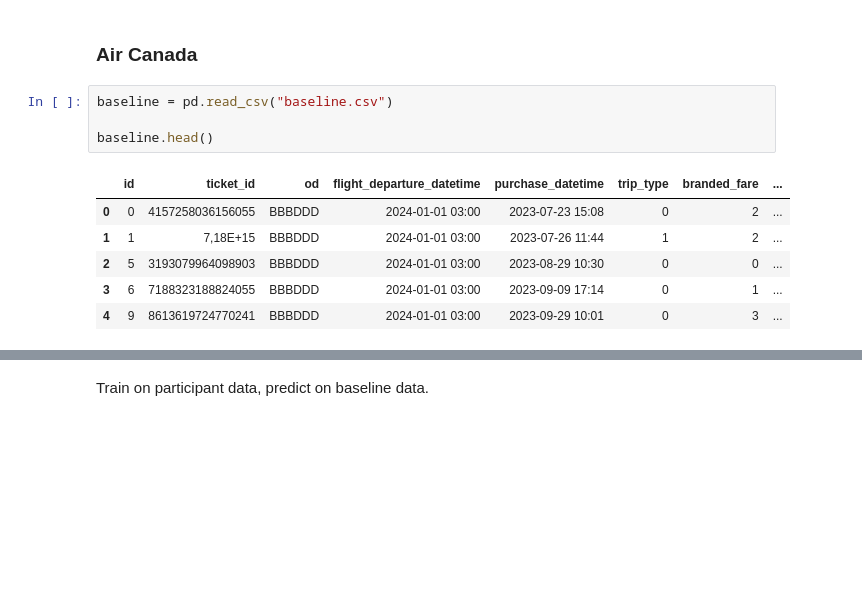
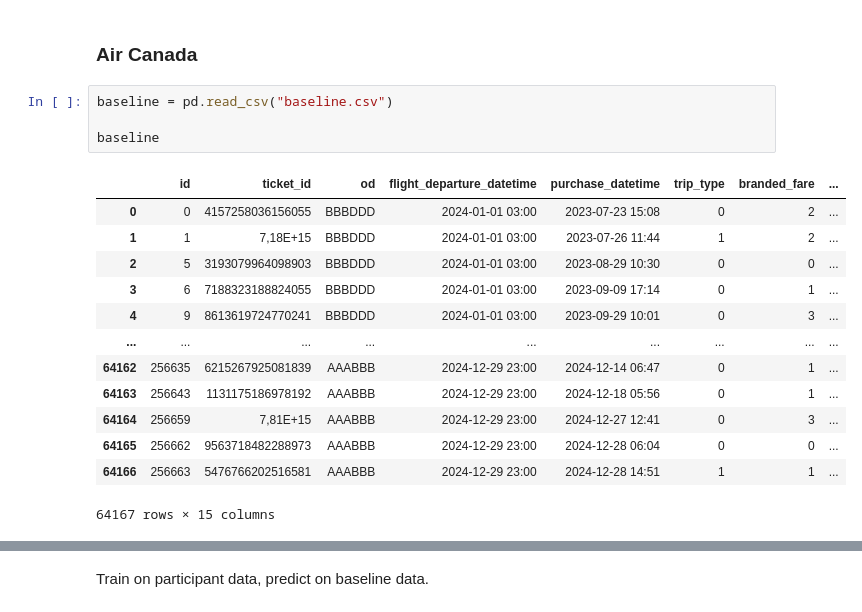
Before and after one commit to cw118/codeml2024, a Jupyter notebook: air_canada.ipynb, the cells around one changed output, grey strips where cells are left out. Cells and saved outputs as stored; diff of their text form; blank space fills up the shorter version.

```diff
--- a/air_canada.ipynb
+++ b/air_canada.ipynb
@@ -11,14 +11,21 @@ from keras import layers, models
 # %%
 baseline = pd.read_csv("baseline.csv")
 
-baseline.head()
+baseline
 # %% [output]
 |  | id | ticket_id | od | flight_departure_datetime | purchase_datetime | trip_type | branded_fare | ... |
 | 0 | 0 | 4157258036156055 | BBBDDD | 2024-01-01 03:00 | 2023-07-23 15:08 | 0 | 2 | ... |
 | 1 | 1 | 7,18E+15 | BBBDDD | 2024-01-01 03:00 | 2023-07-26 11:44 | 1 | 2 | ... |
 | 2 | 5 | 3193079964098903 | BBBDDD | 2024-01-01 03:00 | 2023-08-29 10:30 | 0 | 0 | ... |
 | 3 | 6 | 7188323188824055 | BBBDDD | 2024-01-01 03:00 | 2023-09-09 17:14 | 0 | 1 | ... |
 | 4 | 9 | 8613619724770241 | BBBDDD | 2024-01-01 03:00 | 2023-09-29 10:01 | 0 | 3 | ... |
+| ... | ... | ... | ... | ... | ... | ... | ... | ... |
+| 64162 | 256635 | 6215267925081839 | AAABBB | 2024-12-29 23:00 | 2024-12-14 06:47 | 0 | 1 | ... |
+| 64163 | 256643 | 1131175186978192 | AAABBB | 2024-12-29 23:00 | 2024-12-18 05:56 | 0 | 1 | ... |
+| 64164 | 256659 | 7,81E+15 | AAABBB | 2024-12-29 23:00 | 2024-12-27 12:41 | 0 | 3 | ... |
+| 64165 | 256662 | 9563718482288973 | AAABBB | 2024-12-29 23:00 | 2024-12-28 06:04 | 0 | 0 | ... |
+| 64166 | 256663 | 5476766202516581 | AAABBB | 2024-12-29 23:00 | 2024-12-28 14:51 | 1 | 1 | ... |
+64167 rows × 15 columns
 # %%
 participant = pd.read_csv("participant_data.csv")
 
```
Also changed, not shown: parts of 24 cells of this notebook, 1 other file.
